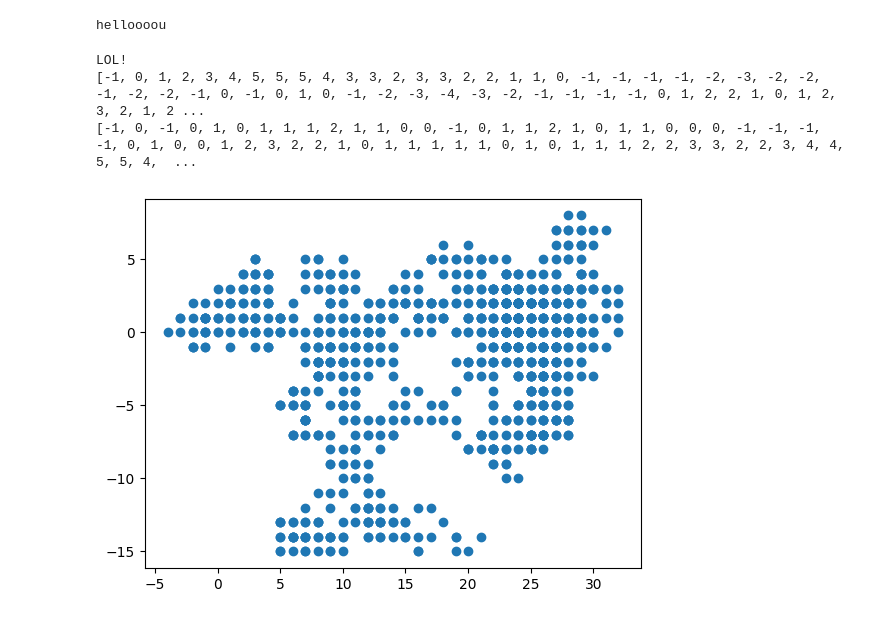
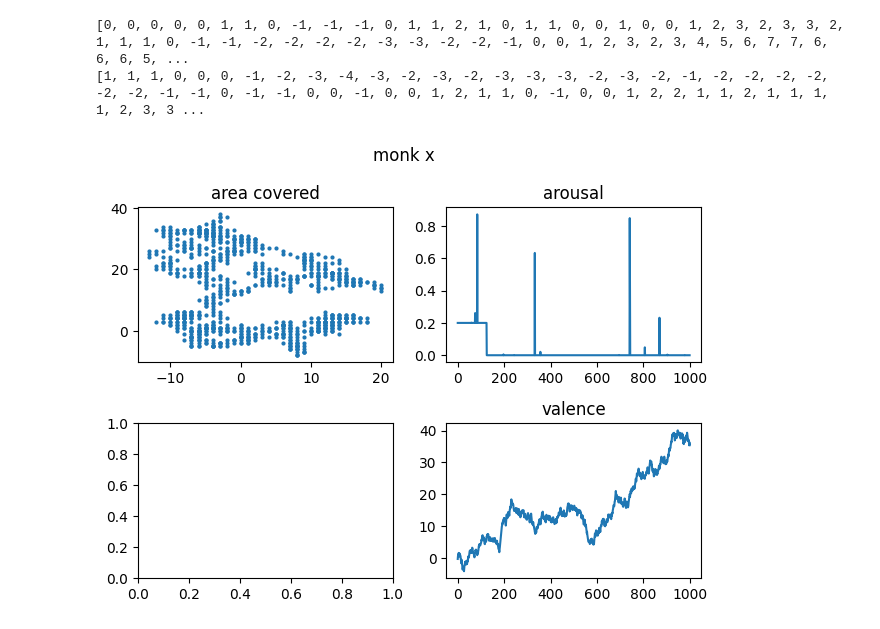
Before and after one commit to pzeronow/monkz, a Jupyter notebook: brownian.ipynb, the cells around one changed output. Cells and saved outputs as stored; diff of their text form; code cells hidden in the pictures.

Commit message:
adding noise, arousal and valence

```diff
--- a/brownian.ipynb
+++ b/brownian.ipynb
@@ -2,6 +2,5 @@
 import matplotlib.pyplot as plt
 import numpy as np
 import random
-print('helloooou')
+import math
+from sklearn.preprocessing import normalize
-# %% [output]
-helloooou
@@ -8,24 +18,72 @@ helloooou
+# %%
+
+def create_square(
+    steps,
+    length=1,
+    vertical_shift=1,
+    amplitude=1,
+    cycles=2
+):
+    t = np.arange(0.0, length, steps)
+    y = np.array([vertical_shift*amplitude if math.floor(cycles * t_) % cycles == 0 else 0 for t_ in t])
+    return y
+# %%
+
+def add_noise_to(v, noise_amplitude):
+    noise = np.random.rand(1, len(v))
+    t = np.ones(len(v))
+    a_t = np.dot(noise_amplitude, t)
+    n_a = noise ** a_t
+    return np.add(v, n_a)[0]
 # %%
+tau = 1000
 
-print('LOL!')
-tau = 1000
+# Position.
 X = []
 Y = []
 t_a = 0
 t_b = 0
+
+# Arousal.
+R = []
+t_r = 0
+
+
+# Valence.
+V = []
+t_v = 0
+
 
 for t in range(0, tau):
     t_a += random.randint(-1, 1)
     t_b += random.randint(-1, 1)
     X.append(t_a)
     Y.append(t_b)
 
+    t_r = random.random()
+    t_v += random.uniform(-1.0, 1.0)
+    R.append(t_r)
+    V.append(t_v)
+
 print(X)
 print(Y)
-plt.scatter(X,Y)
+
+R = add_noise_to(
+    create_square(0.001, 1, 0.2, 1.0, 8),
+    R
+)
+
+fig, axs = plt.subplots(2, 2)
+fig.suptitle('monk x')
+axs[0,0].scatter(X,Y,s=4)
+axs[0,0].set_title('area covered')
+axs[0,1].plot(np.arange(0, len(R)), R)
+axs[0,1].set_title('arousal')
+axs[1,1].plot(np.arange(0, len(V)), V)
+axs[1,1].set_title('valence')
+plt.tight_layout()
 plt.show()
 # %% [output]
-LOL!
-[-1, 0, 1, 2, 3, 4, 5, 5, 5, 4, 3, 3, 2, 3, 3, 2, 2, 1, 1, 0, -1, -1, -1, -1, -2, -3, -2, -2, -1, -2, -2, -1, 0, -1, 0, 1, 0, -1, -2, -3, -4, -3, -2, -1, -1, -1, -1, 0, 1, 2, 2, 1, 0, 1, 2, 3, 2, 1, 2 ...
-[-1, 0, -1, 0, 1, 0, 1, 1, 1, 2, 1, 1, 0, 0, -1, 0, 1, 1, 2, 1, 0, 1, 1, 0, 0, 0, -1, -1, -1, -1, 0, 1, 0, 0, 1, 2, 3, 2, 2, 1, 0, 1, 1, 1, 1, 1, 0, 1, 0, 1, 1, 1, 2, 2, 3, 3, 2, 2, 3, 4, 4, 5, 5, 4,  ...
+[0, 0, 0, 0, 0, 1, 1, 0, -1, -1, -1, 0, 1, 1, 2, 1, 0, 1, 1, 0, 0, 1, 0, 0, 1, 2, 3, 2, 3, 3, 2, 1, 1, 1, 0, -1, -1, -2, -2, -2, -2, -3, -3, -2, -2, -1, 0, 0, 1, 2, 3, 2, 3, 4, 5, 6, 7, 7, 6, 6, 6, 5, ...
+[1, 1, 1, 0, 0, 0, -1, -2, -3, -4, -3, -2, -3, -2, -3, -3, -3, -2, -3, -2, -1, -2, -2, -2, -2, -2, -2, -1, -1, 0, -1, -1, 0, 0, -1, 0, 0, 1, 2, 1, 1, 0, -1, 0, 0, 1, 2, 2, 1, 1, 2, 1, 1, 1, 1, 2, 3, 3 ...
-[figure, old version]
+[figure, new version]
```
Also changed, not shown: parts of 1 cell of this notebook.
